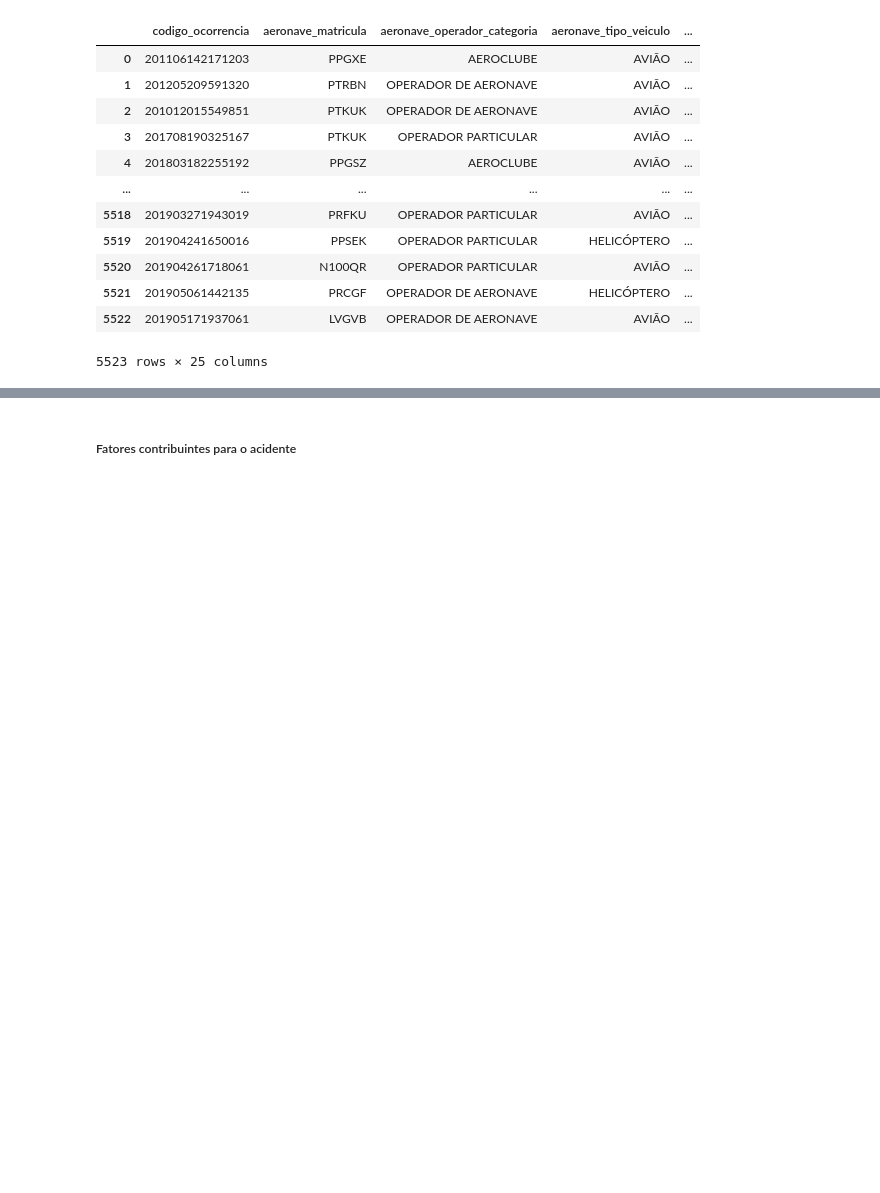
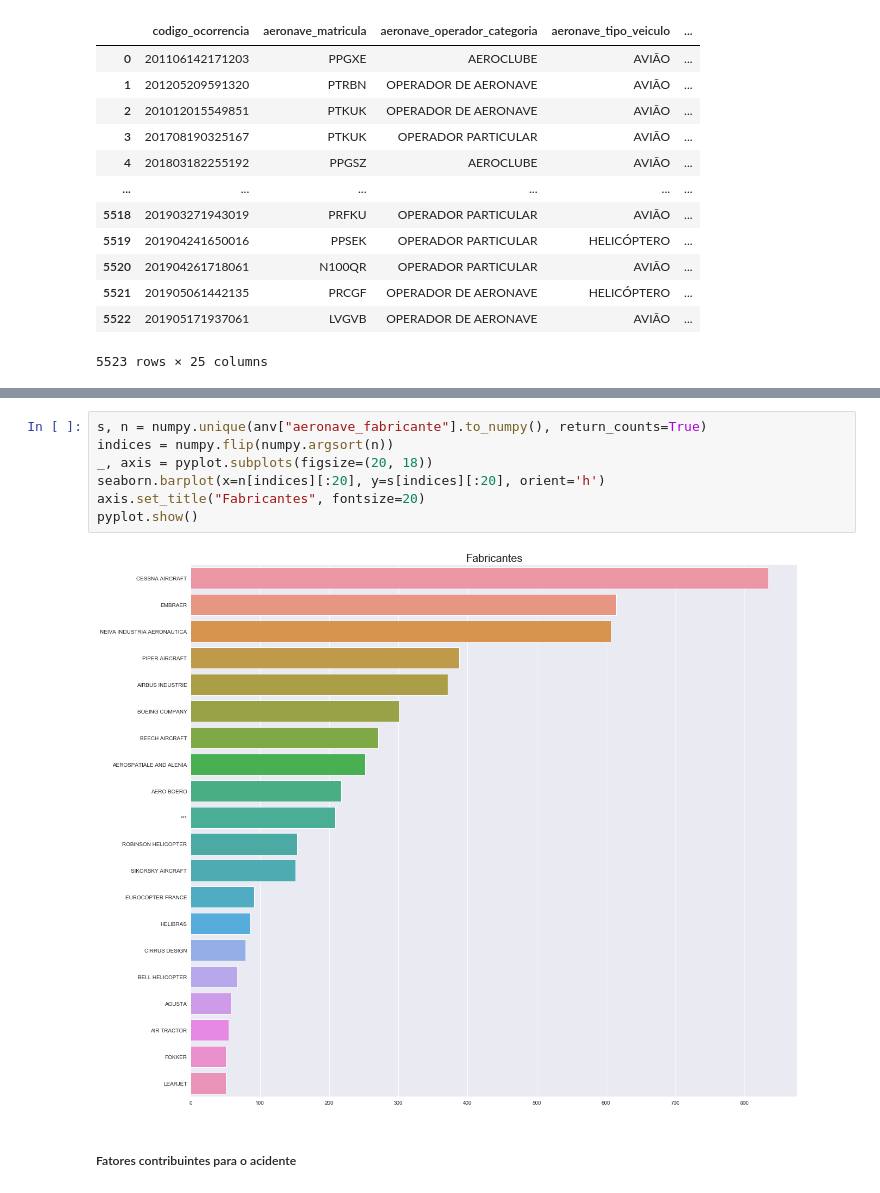
Before and after one commit to otavio-silva/IBD-TP2, a Jupyter notebook: code/TrabalhoPratico02.ipynb, the cells around one changed output, grey strips where cells are left out. Saved outputs shown, nothing was run; the diff lists cells and outputs as text; blank space fills up the shorter version.

```diff
--- a/code/TrabalhoPratico02.ipynb
+++ b/code/TrabalhoPratico02.ipynb
@@ -63,3 +84,12 @@ print(anv.codigo_ocorrencia.shape)
+# %%
+s, n = numpy.unique(anv["aeronave_fabricante"].to_numpy(), return_counts=True)
+indices = numpy.flip(numpy.argsort(n))
+_, axis = pyplot.subplots(figsize=(20, 18))
+seaborn.barplot(x=n[indices][:20], y=s[indices][:20], orient='h')
+axis.set_title("Fabricantes", fontsize=20)
+pyplot.show()
+# %% [output]
+[figure, added]
 # %% [markdown]
 ##### Fatores contribuintes para o acidente
 # %%
```
Also changed, not shown: parts of 19 cells of this notebook.
